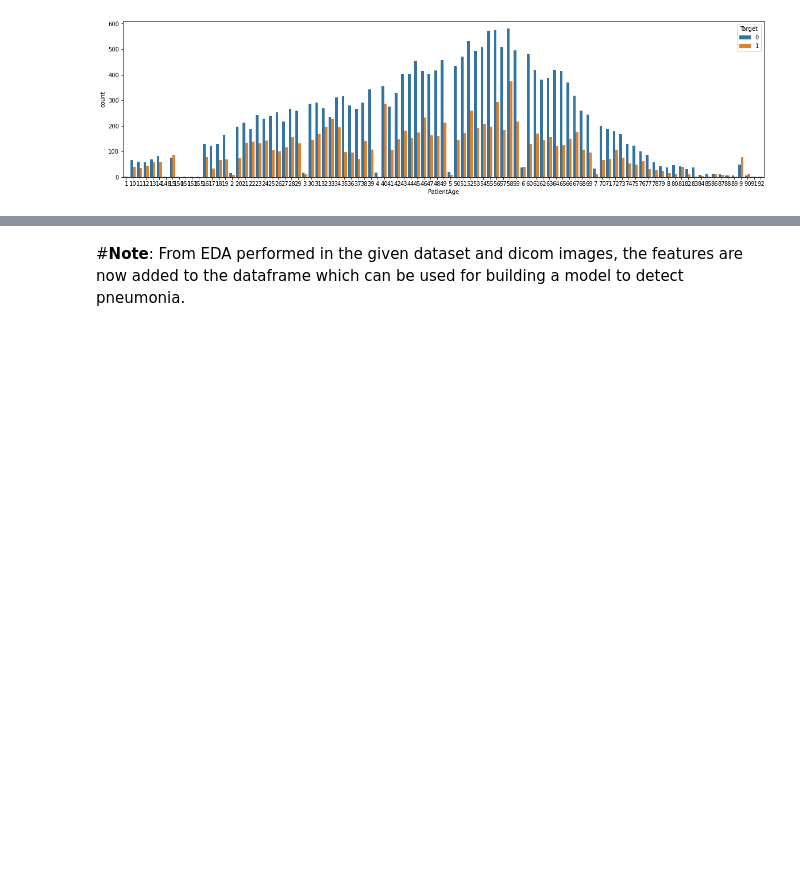
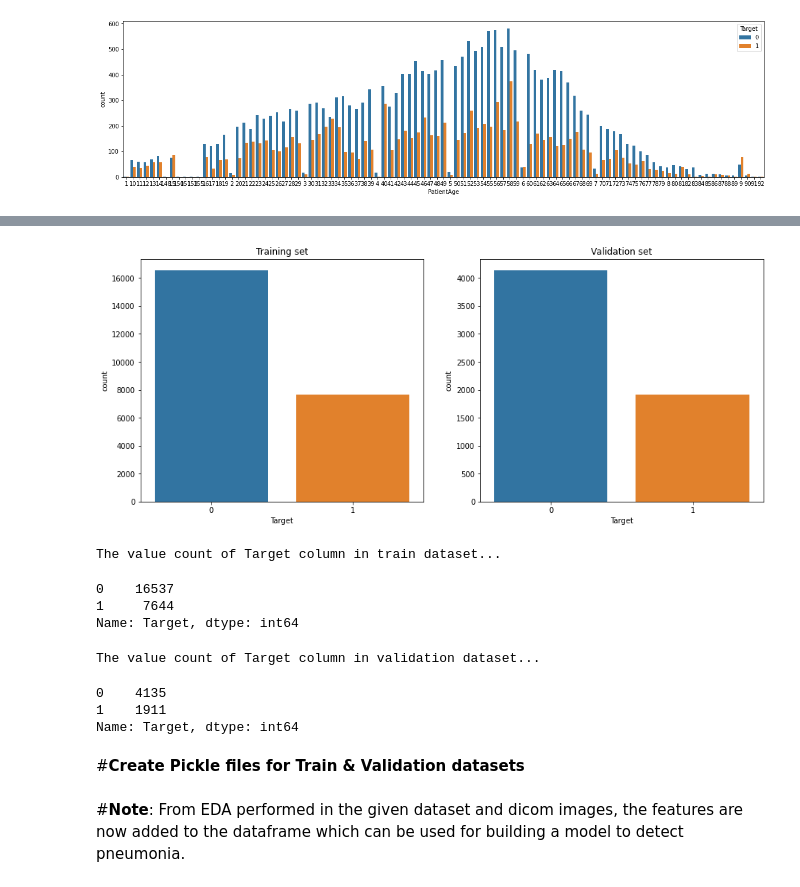
Before and after one commit to arvindhvasu/GL_Pneumonia_Detection, a Jupyter notebook: code/dataPreprocessing.ipynb, the cells around one changed output, grey strips where cells are left out. Cells and saved outputs as stored; diff of their text form; code cells hidden in the pictures; blank space fills up the shorter version.

Commit message:
Updated the code for,  1. Added split logic for train & validation df, 2. Removed the unnecessary /commented codes.

```diff
--- a/code/dataPreprocessing.ipynb
+++ b/code/dataPreprocessing.ipynb
@@ -505,6 +442,7 @@ fileObject.close()
 # %%
+file_Name = "/train_class_df_pickle"
 # we open the file for reading
-fileObject = open(file_Name,'rb')
+fileObject = open(project_path+file_Name,'rb')
 # load the object from the file into temp var b
 train_class_df_pick = pickle.load(fileObject)
 train_class_df_pick.head(5)
@@ -530,0 +479,6 @@ countplot(data = train_class_df_pick, x = 'PatientAge', hue = 'Target');
+# %%
+from sklearn.model_selection import train_test_split
+train_df, valid_df = train_test_split(train_class_df_pick, test_size=0.20,
+                                    stratify=train_class_df_pick['Target'])
+print(train_df.shape, 'training data')
+print(valid_df.shape, 'validation data')
@@ -530,0 +495,27 @@ countplot(data = train_class_df_pick, x = 'PatientAge', hue = 'Target');
+# %%
+fig, (ax1, ax2) = plt.subplots(1, 2, figsize = (15, 6))
+ax1.set_title("Training set")
+ax2.set_title("Validation set")
+countplot(data=train_df,x="Target", ax= ax1)
+countplot(data=valid_df,x="Target", ax= ax2)
+show()
+# %% [output]
+[figure, added]
+# %%
+print("The value count of Target column in train dataset...")
+train_df["Target"].value_counts()
+# %% [output]
+The value count of Target column in train dataset...
+0    16537
+1     7644
+Name: Target, dtype: int64
+# %%
+print("The value count of Target column in validation dataset...")
+valid_df["Target"].value_counts()
+# %% [output]
+The value count of Target column in validation dataset...
+0    4135
+1    1911
+Name: Target, dtype: int64
+# %% [markdown]
+#**Create Pickle files for Train & Validation datasets**
```
Also changed, not shown: parts of 18 cells of this notebook.
